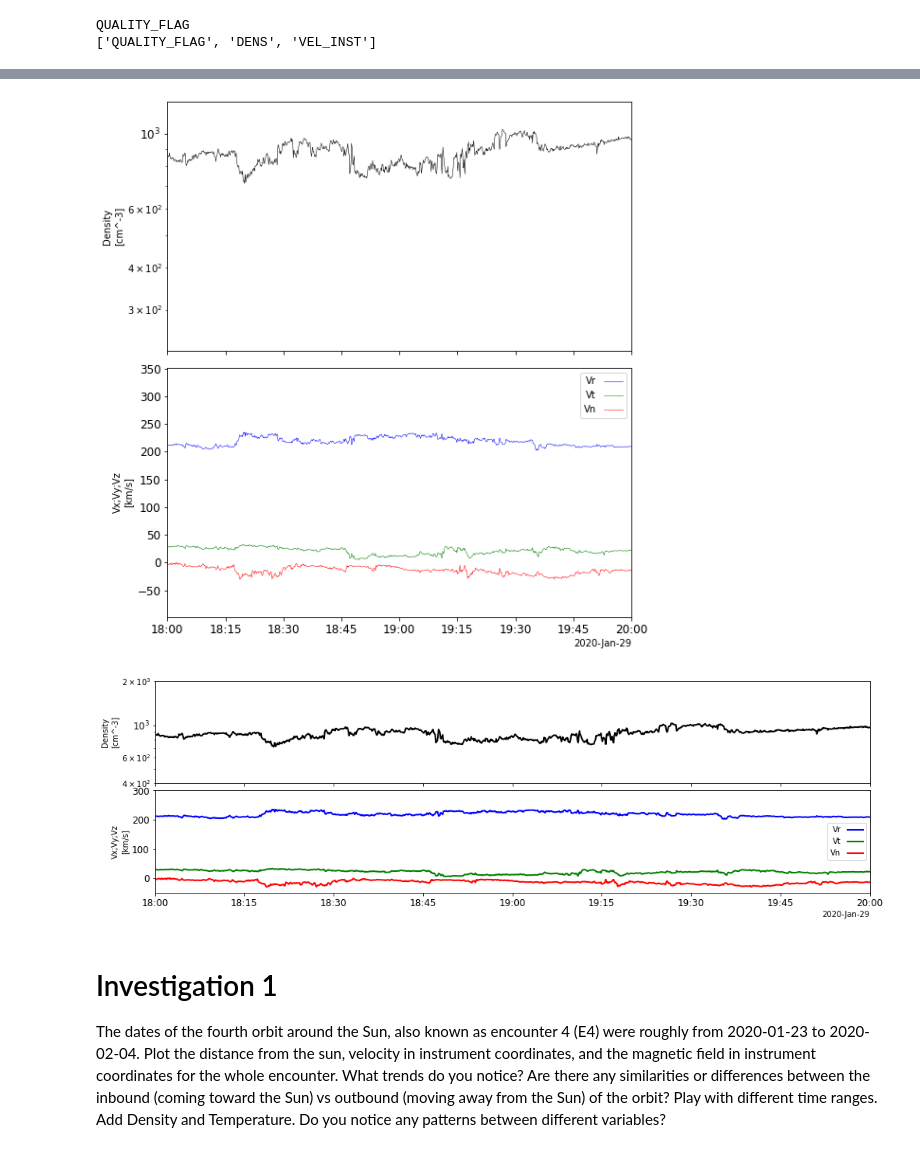
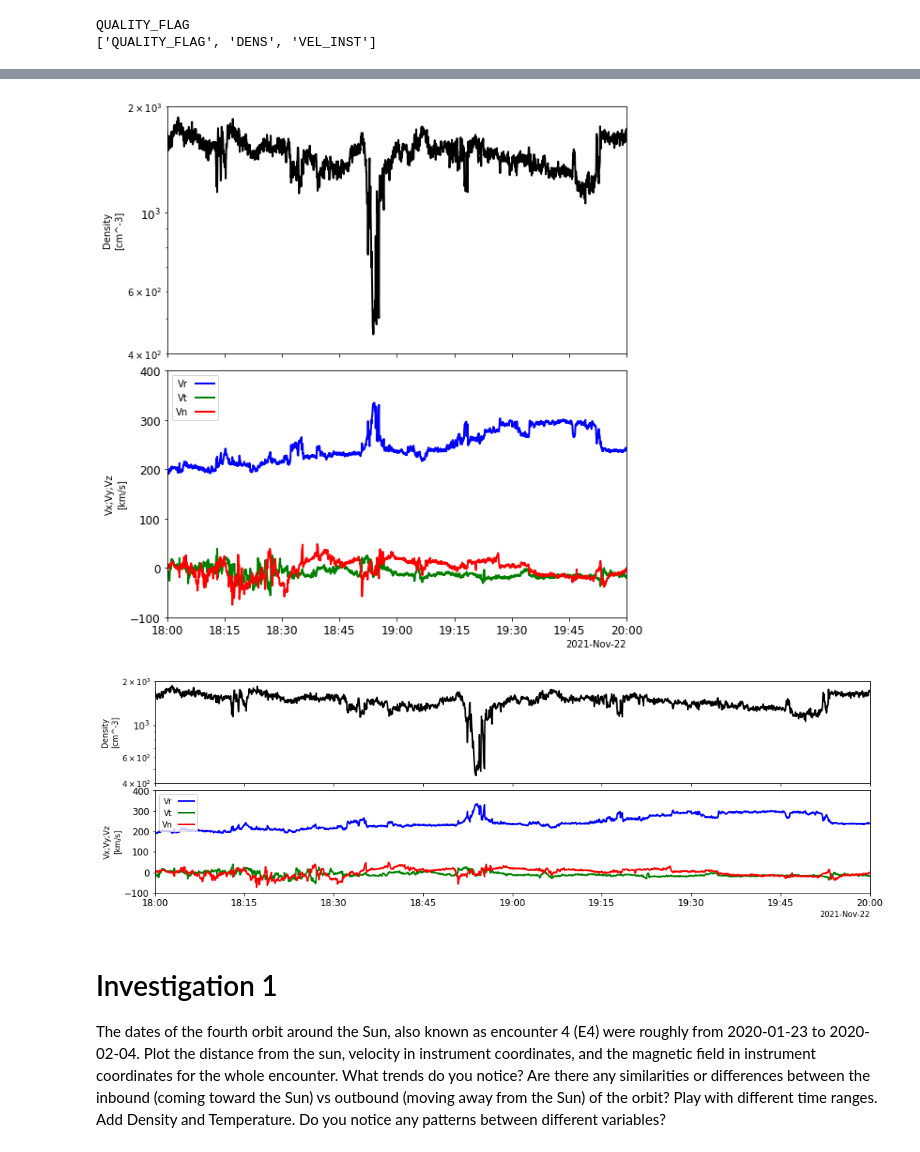
Before and after one commit to jlverniero/PSP_Data_Analysis_Tutorials, a Jupyter notebook: PSP_data_tutorial_pyspedas.ipynb, the cells around one changed output, grey strips where cells are left out. Cells and saved outputs as stored; diff of their text form; code cells hidden in the pictures.

```diff
--- a/PSP_data_tutorial_pyspedas.ipynb
+++ b/PSP_data_tutorial_pyspedas.ipynb
@@ -77,6 +97,9 @@ QUALITY_FLAG
 # %%
+#prefix = 'psp_spi_'
+prefix = ''
+
 #plot variable vs time
-tplot('psp_spi_VEL_RTN_SUN')
+tplot(prefix+'VEL_RTN_SUN')
 #set legend names
-options('psp_spi_VEL_RTN_SUN', 'legend_names', ['Vr', 'Vt', 'Vn'])
+options(prefix+'VEL_RTN_SUN', 'legend_names', ['Vr', 'Vt', 'Vn'])
 # %% [output]
@@ -89,24 +112,26 @@ tplot(['psp_spi_DENS','psp_spi_VEL_RTN_SUN'])
 # %%
 #specify shorter time range in format 'yyyy-mm-dd hh:mm:ss'
-trange1=['2020-01-29 18:00:00','2020-01-29 20:00:00']
+start_day=trange[0]
+trange1=[start_day+' 18:00:00',start_day+ ' 20:00:00']
 #set limits
 xlim(trange1[0],trange1[1])
+
 #replot
-tplot(['psp_spi_DENS','psp_spi_VEL_RTN_SUN'])
+tplot([prefix+'DENS',prefix+'VEL_RTN_SUN'])
 # %% [output]
-[figure, old version]
+[figure, new version]
 # %%
 #specify limits on y-axis
-ylim('psp_spi_DENS',4E2,2E3)
-ylim('psp_spi_VEL_RTN_SUN',-50,300)
+ylim(prefix+'DENS',4E2,2E3)
+ylim(prefix+'VEL_RTN_SUN',-100,400)
 
 #change line thickness
-options(['psp_spi_DENS','psp_spi_VEL_RTN_SUN'],'thick',2)
+options([prefix+'DENS',prefix+'VEL_RTN_SUN'],'thick',2)
 
 #change plot size in x and y direction
-tplot(['psp_spi_DENS','psp_spi_VEL_RTN_SUN'], xsize=15, ysize=5)
+tplot([prefix+'DENS',prefix+'VEL_RTN_SUN'], xsize=15, ysize=5)
 # %% [output]
-[figure, old version]
+[figure, new version]
 # %% [markdown]
 # Investigation 1
 The dates of the fourth orbit around the Sun, also known as encounter 4 (E4) were roughly from 2020-01-23 to 2020-02-04. Plot the distance from the sun, velocity in instrument coordinates, and the magnetic field in instrument coordinates for the whole encounter. What trends do you notice? Are there any similarities or differences between the inbound (coming toward the Sun) vs outbound (moving away from the Sun) of the orbit? Play with different time ranges. Add Density and Temperature. Do you notice any patterns between different variables?
```
Also changed, not shown: parts of 19 cells of this notebook.
